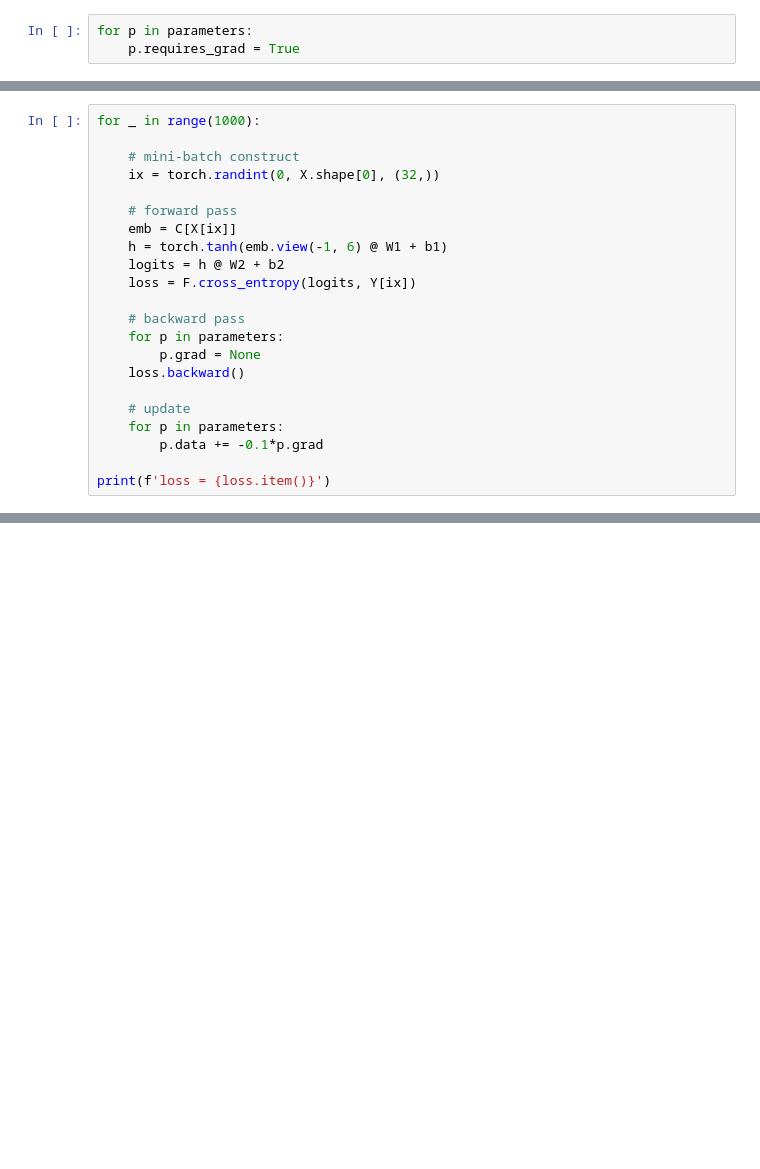
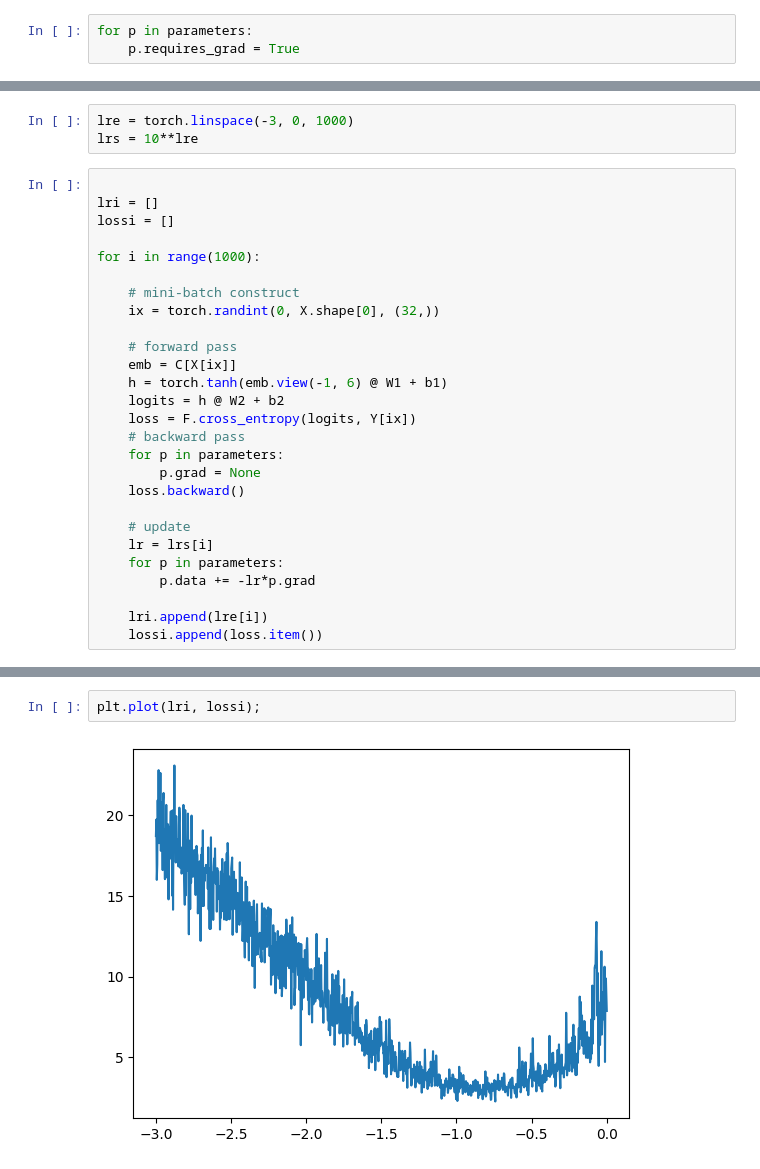
Before and after one commit to kanavgoyal898/makemore, a Jupyter notebook: makemore.ipynb, the cells around one changed output, grey strips where cells are left out. Drawn from its saved outputs; the diff is of its cells as text; blank space fills up the shorter version.

```diff
--- a/makemore.ipynb
+++ b/makemore.ipynb
@@ -55,5 +57,12 @@ for p in parameters:
+# %%
+lre = torch.linspace(-3, 0, 1000)
+lrs = 10**lre
 # %%
-for _ in range(1000):
+
+lri = []
+lossi = []
+
+for i in range(1000):
 
     # mini-batch construct
     ix = torch.randint(0, X.shape[0], (32,))
@@ -63,14 +72,15 @@ for _ in range(1000):
     h = torch.tanh(emb.view(-1, 6) @ W1 + b1)
     logits = h @ W2 + b2
     loss = F.cross_entropy(logits, Y[ix])
-
     # backward pass
     for p in parameters:
         p.grad = None
     loss.backward()
 
     # update
+    lr = lrs[i]
     for p in parameters:
-        p.data += -0.1*p.grad
+        p.data += -lr*p.grad
 
-print(f'loss = {loss.item()}')
+    lri.append(lre[i])
+    lossi.append(loss.item())
@@ -79,3 +87,7 @@ loss = 2.2970592975616455
+# %%
+plt.plot(lri, lossi);
+# %% [output]
+[figure, added]
 # %%
 emb = C[X]
 h = torch.tanh(emb.view(-1, 6) @ W1 + b1)
```
Also changed, not shown: parts of 3 cells of this notebook.
